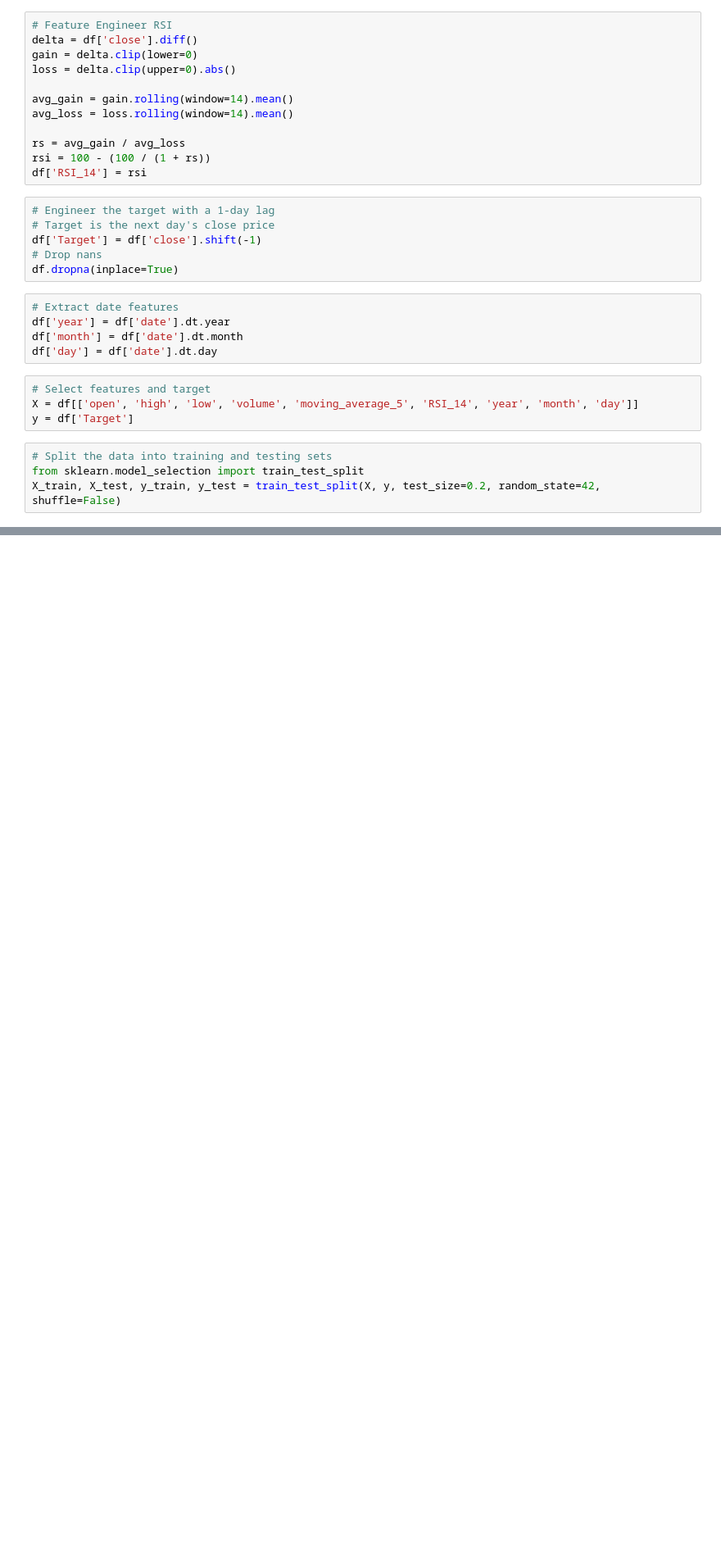
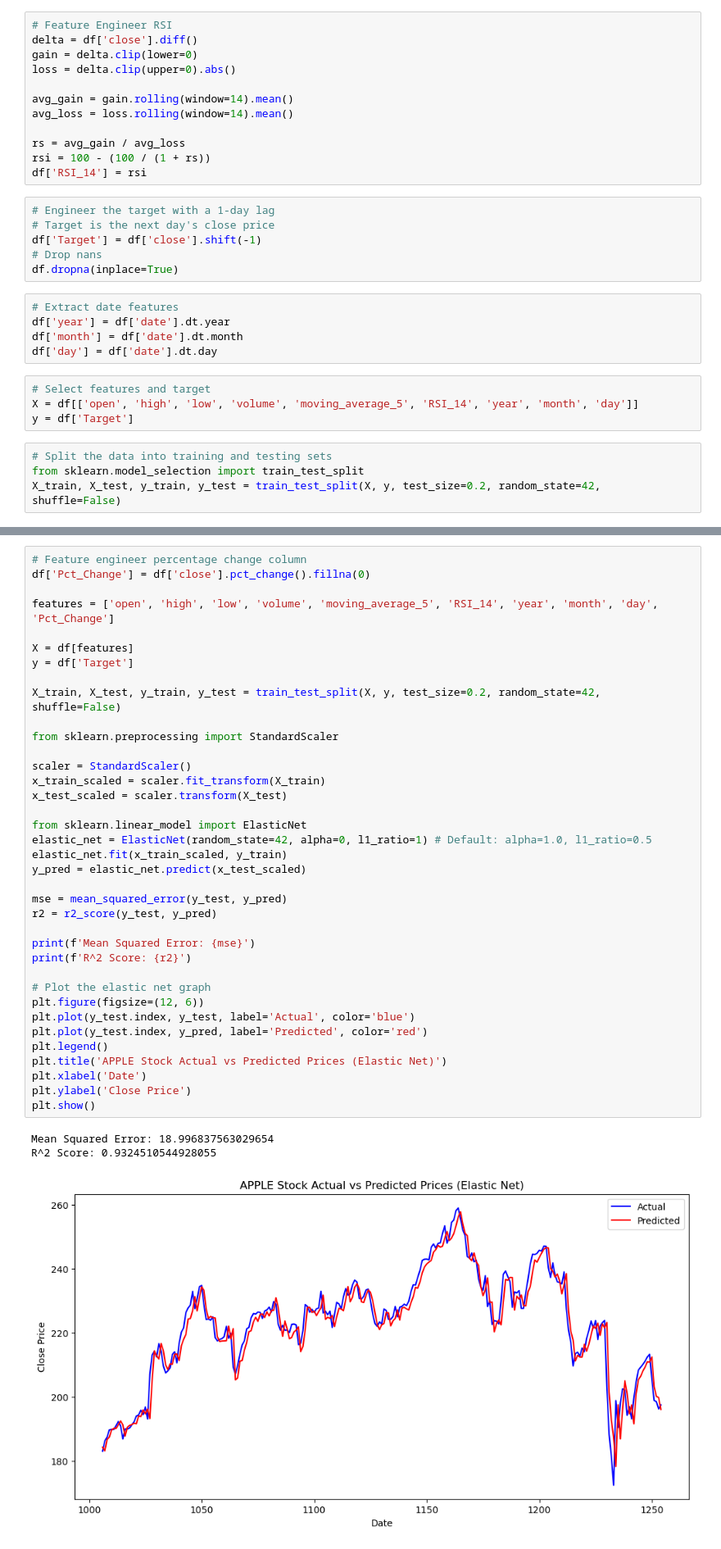
Before and after one commit to Sachin-Timilsina/Stock-Market-Prediction, a Jupyter notebook: smp_data_exploration.ipynb, the cells around one changed output, grey strips where cells are left out. Shown at 82% size. Cells and saved outputs as stored; diff of their text form; blank space fills up the shorter version.

```diff
--- a/smp_data_exploration.ipynb
+++ b/smp_data_exploration.ipynb
@@ -111,0 +143,41 @@ X_train, X_test, y_train, y_test = train_test_split(X, y, test_size=0.2, random_
+# %%
+# Feature engineer percentage change column
+df['Pct_Change'] = df['close'].pct_change().fillna(0)
+
+features = ['open', 'high', 'low', 'volume', 'moving_average_5', 'RSI_14', 'year', 'month', 'day', 'Pct_Change']
+
+X = df[features]
+y = df['Target']
+
+X_train, X_test, y_train, y_test = train_test_split(X, y, test_size=0.2, random_state=42, shuffle=False)
+
+from sklearn.preprocessing import StandardScaler
+
+scaler = StandardScaler()
+x_train_scaled = scaler.fit_transform(X_train)
+x_test_scaled = scaler.transform(X_test)
+
+from sklearn.linear_model import ElasticNet
+elastic_net = ElasticNet(random_state=42, alpha=0, l1_ratio=1) # Default: alpha=1.0, l1_ratio=0.5
+elastic_net.fit(x_train_scaled, y_train)
+y_pred = elastic_net.predict(x_test_scaled)
+
+mse = mean_squared_error(y_test, y_pred)
+r2 = r2_score(y_test, y_pred)
+
+print(f'Mean Squared Error: {mse}')
+print(f'R^2 Score: {r2}')
+
+# Plot the elastic net graph
+plt.figure(figsize=(12, 6))
+plt.plot(y_test.index, y_test, label='Actual', color='blue')
+plt.plot(y_test.index, y_pred, label='Predicted', color='red')
+plt.legend()
+plt.title('APPLE Stock Actual vs Predicted Prices (Elastic Net)')
+plt.xlabel('Date')
+plt.ylabel('Close Price')
+plt.show()
+# %% [output]
+Mean Squared Error: 18.996837563029654
+R^2 Score: 0.9324510544928055
+[figure, added]
```
Also changed, not shown: parts of 3 cells of this notebook, 1 other file.
